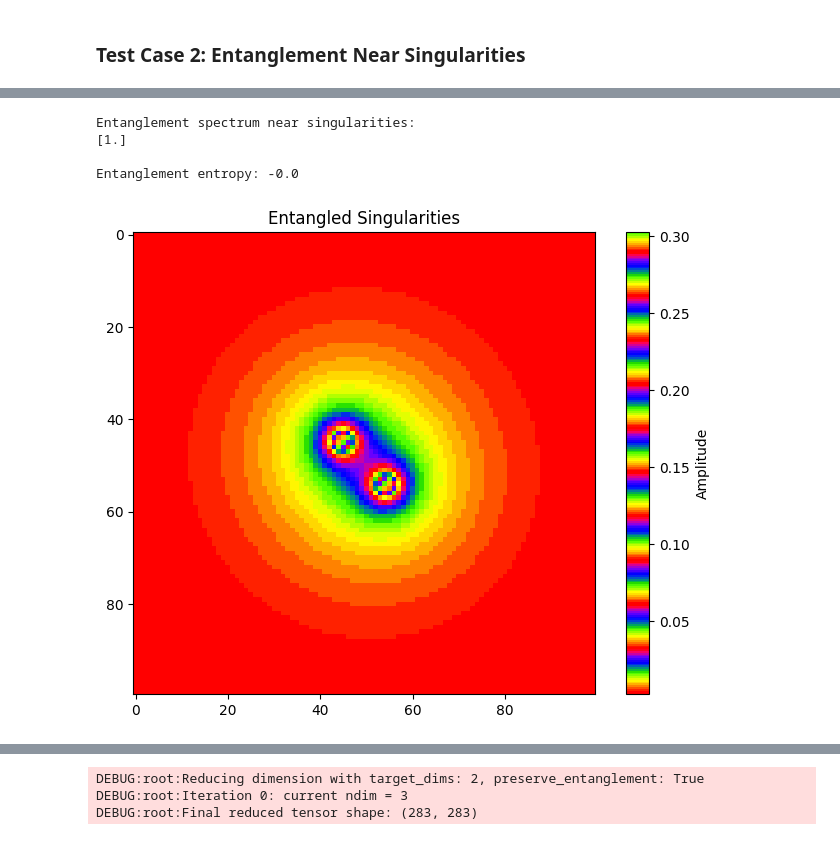
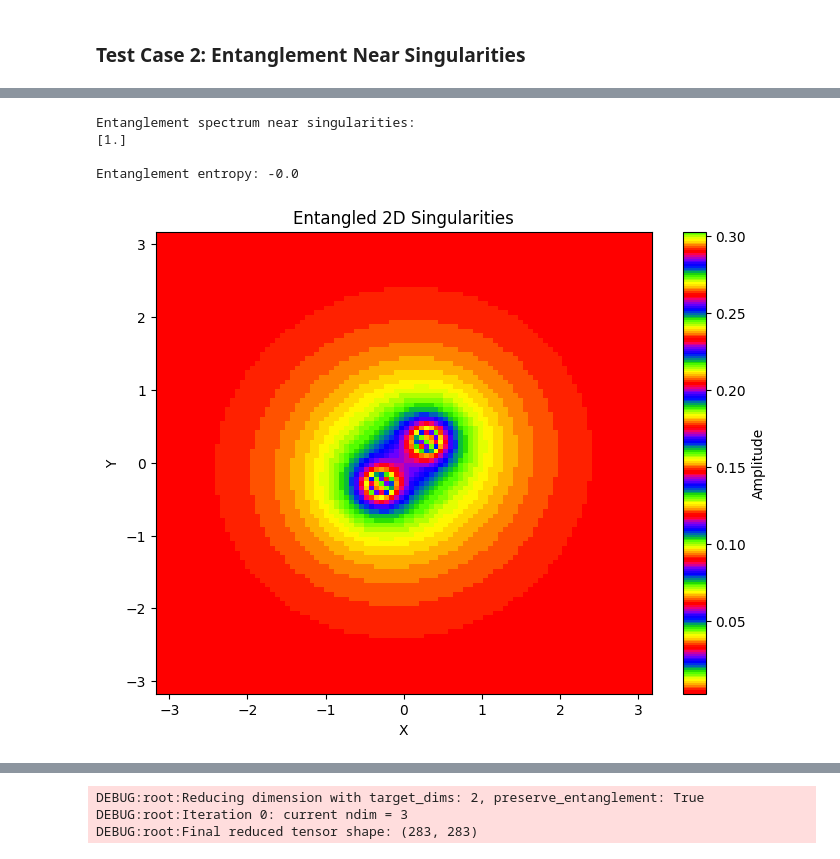
Before and after one commit to jenkinsm13/Holodiv, a Jupyter notebook: examples/advanced_features.ipynb, the cells around one changed output, grey strips where cells are left out. Drawn from its saved outputs; the diff is of its cells as text; code cells hidden in the pictures.

```diff
--- a/examples/advanced_features.ipynb
+++ b/examples/advanced_features.ipynb
@@ -400,39 +605,54 @@ Reduced state entropy: 0.0
 # %%
-
 # Create a state with entangled singularities
 def create_entangled_singularities():
     x = dbz.linspace(-dbz.pi, dbz.pi, 100)
     y = dbz.linspace(-dbz.pi, dbz.pi, 100)
     X, Y = dbz.meshgrid(x, y)
 
-    # Create two singularities
+    # Create two singularities in 2D
     R1 = dbz.sqrt((X+0.3)**2 + (Y+0.3)**2)
     R2 = dbz.sqrt((X-0.3)**2 + (Y-0.3)**2)
 
     # Entangle the singularities
     state = dbz.zeros((100, 100), dtype=complex)
     state[R1 >= 0] = 1/R1[R1 >= 0]
     state[R2 >= 0] += 1/R2[R2 >= 0]
     state = state / dbz.linalg.norm(state)
 
     return QuantumTensor(state)
 
 # Create and analyze entangled singularities
 singular_state = create_entangled_singularities()
 left, right = singular_state.schmidt_decompose(cut_index=25)
 
 print("\nEntanglement spectrum near singularities:")
 print(singular_state._entanglement_spectrum.schmidt_values[:5])
 print("\nEntanglement entropy:", singular_state._entanglement_spectrum.entropy)
 
-plt.figure(figsize=(8, 6))
-plt.imshow(dbz.abs(singular_state.data), cmap='prism')
-plt.colorbar(label='Amplitude')
-plt.title('Entangled Singularities')
+# Plot a 2D visualization of the state
+fig = plt.figure(figsize=(8, 6))
+ax = fig.add_subplot(111)
+
+# Create coordinate grids for 2D plot
+x = dbz.linspace(-dbz.pi, dbz.pi, 100)
+y = dbz.linspace(-dbz.pi, dbz.pi, 100)
+X, Y = dbz.meshgrid(x, y)
+
+# Get amplitude data
+data = dbz.abs(singular_state.data)
+
+# Create 2D plot
+im = ax.pcolormesh(X, Y, data, cmap='prism', shading='auto')
+plt.colorbar(im, label='Amplitude')
+
+ax.set_xlabel('X')
+ax.set_ylabel('Y')
+ax.set_title('Entangled 2D Singularities')
+
 plt.show()
 # %% [output]
 Entanglement spectrum near singularities:
 [1.]
 
 Entanglement entropy: -0.0
-[figure, old version]
+[figure, new version]
```
Also changed, not shown: parts of 39 cells of this notebook, 43 other files.
